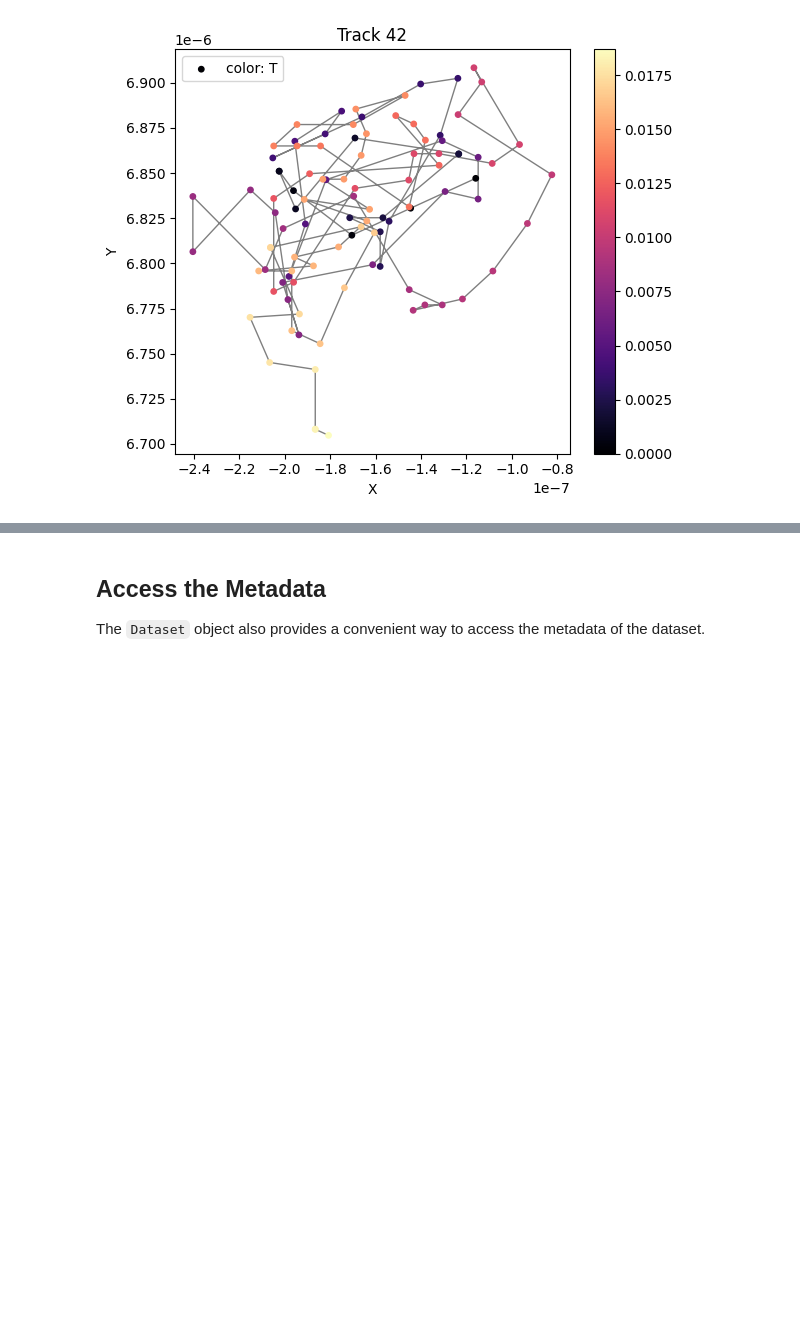
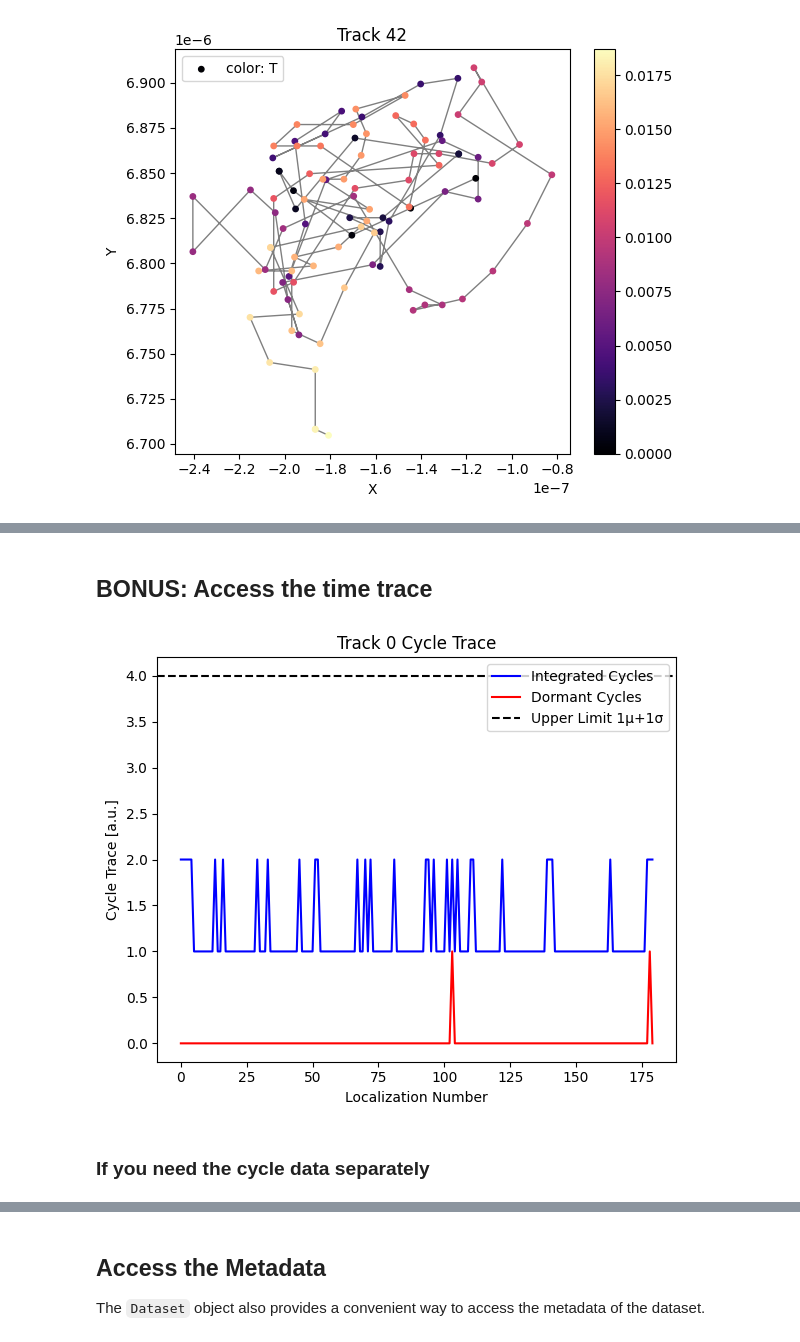
Before and after one commit to Zatyrus/Parameter-Optimization-for-Iterative-MINFLUX-Microscopy, a Jupyter notebook: data_access_utils/how_to_access_the_data.ipynb, the cells around one changed output, grey strips where cells are left out. Cells and saved outputs as stored; diff of their text form; code cells hidden in the pictures; blank space fills up the shorter version.

```diff
--- a/data_access_utils/how_to_access_the_data.ipynb
+++ b/data_access_utils/how_to_access_the_data.ipynb
@@ -237,0 +272,9 @@ dataset.get_condensed_result_as_dataframe()
+# %% [markdown]
+## BONUS: Access the time trace
+# %%
+## Display the cycle trace for a single track
+fig, ax = dataset.plot_cycle_trace(ID=0)
+# %% [output]
+[figure, added]
+# %% [markdown]
+### If you need the cycle data separately
```
Also changed, not shown: parts of 15 cells of this notebook, 16 other files.
